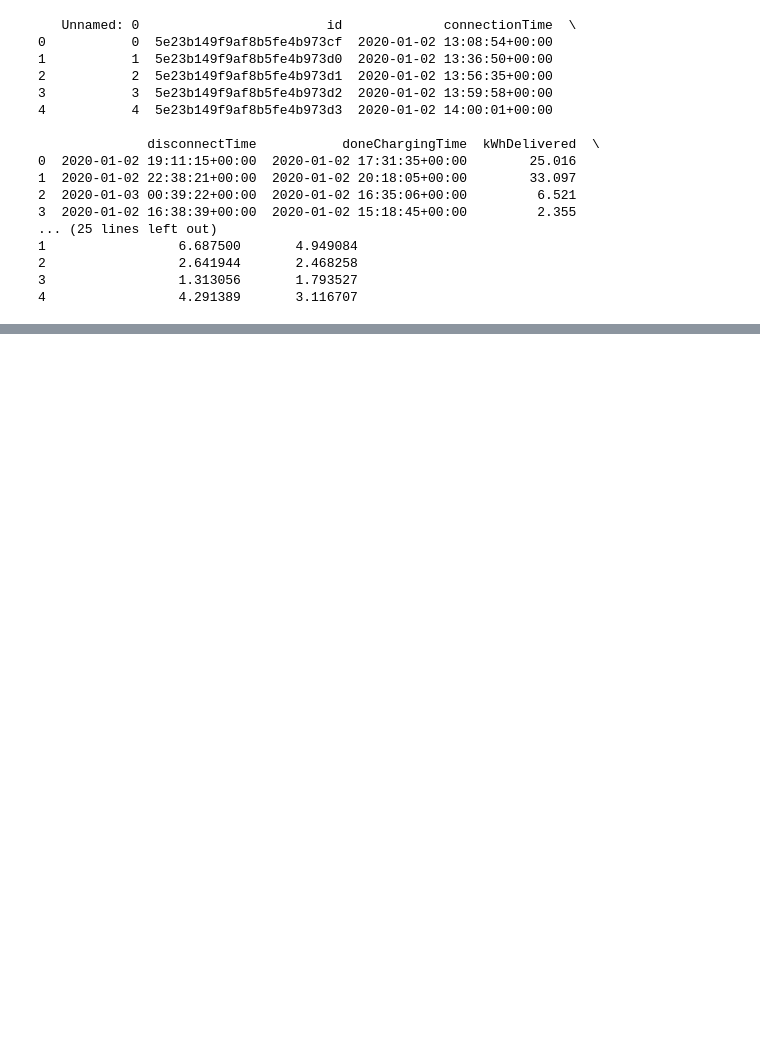
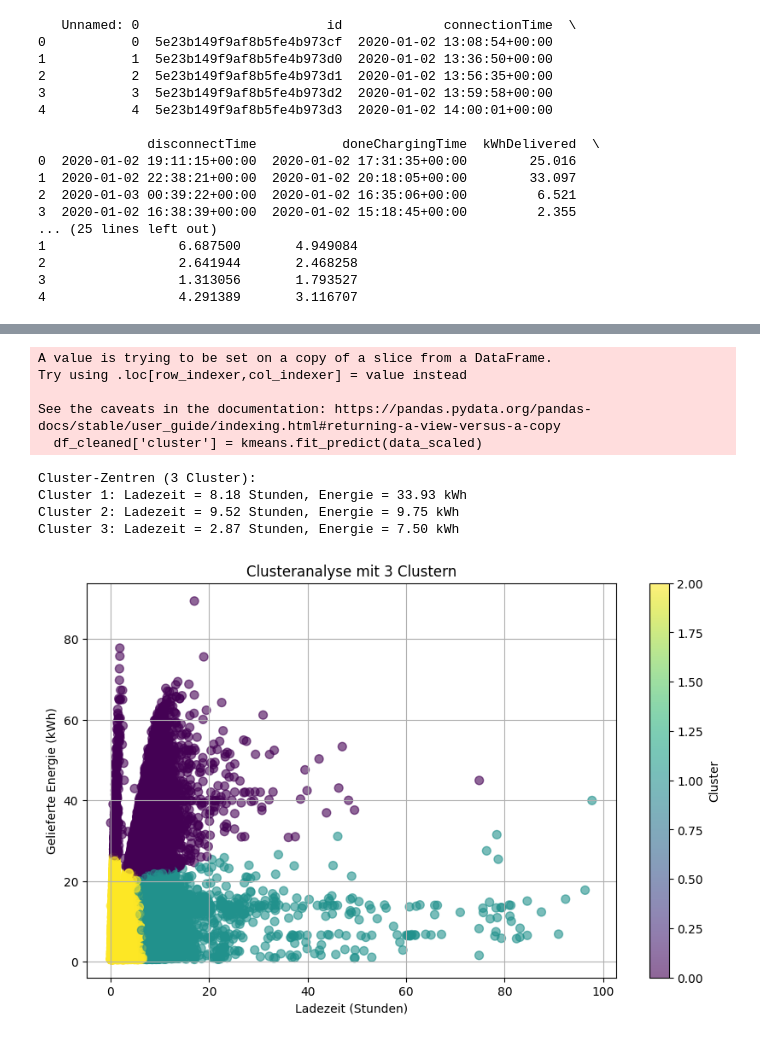
Before and after one commit to czwiessler/AAEnergizer, a Jupyter notebook: 3/excersie 3.ipynb, the cells around one changed output, grey strips where cells are left out. Saved outputs shown, nothing was run; the diff lists cells and outputs as text; code cells hidden in the pictures; blank space fills up the shorter version.

```diff
--- a/3/excersie 3.ipynb
+++ b/3/excersie 3.ipynb
@@ -54,0 +84,32 @@ plt.show()
+# %%
+# Apply KMeans clustering with 3 clusters
+kmeans = KMeans(n_clusters=3, random_state=42)
+df_cleaned['cluster'] = kmeans.fit_predict(data_scaled)
+
+cluster_centers = scaler.inverse_transform(kmeans.cluster_centers_)
+
+print("Cluster-Zentren (3 Cluster):")
+for i, center in enumerate(cluster_centers):
+    print(f"Cluster {i+1}: Ladezeit = {center[0]:.2f} Stunden, Energie = {center[1]:.2f} kWh")
+
+
+#Plot the cluster
+plt.figure(figsize=(10, 6))
+plt.scatter(data['duration'], data['kWhDelivered'], c=df_cleaned['cluster'], cmap='viridis', s=50, alpha=0.6)
+plt.xlabel("Ladezeit (Stunden)")
+plt.ylabel("Gelieferte Energie (kWh)")
+plt.title("Clusteranalyse mit 3 Clustern")
+plt.colorbar(label="Cluster")
+plt.grid(True)
+plt.show()
+# %% [output]
+A value is trying to be set on a copy of a slice from a DataFrame.
+Try using .loc[row_indexer,col_indexer] = value instead
+
+See the caveats in the documentation: https://pandas.pydata.org/pandas-docs/stable/user_guide/indexing.html#returning-a-view-versus-a-copy
+  df_cleaned['cluster'] = kmeans.fit_predict(data_scaled)
+Cluster-Zentren (3 Cluster):
+Cluster 1: Ladezeit = 8.18 Stunden, Energie = 33.93 kWh
+Cluster 2: Ladezeit = 9.52 Stunden, Energie = 9.75 kWh
+Cluster 3: Ladezeit = 2.87 Stunden, Energie = 7.50 kWh
+[figure, added]
```
Also changed, not shown: parts of 3 cells of this notebook.
